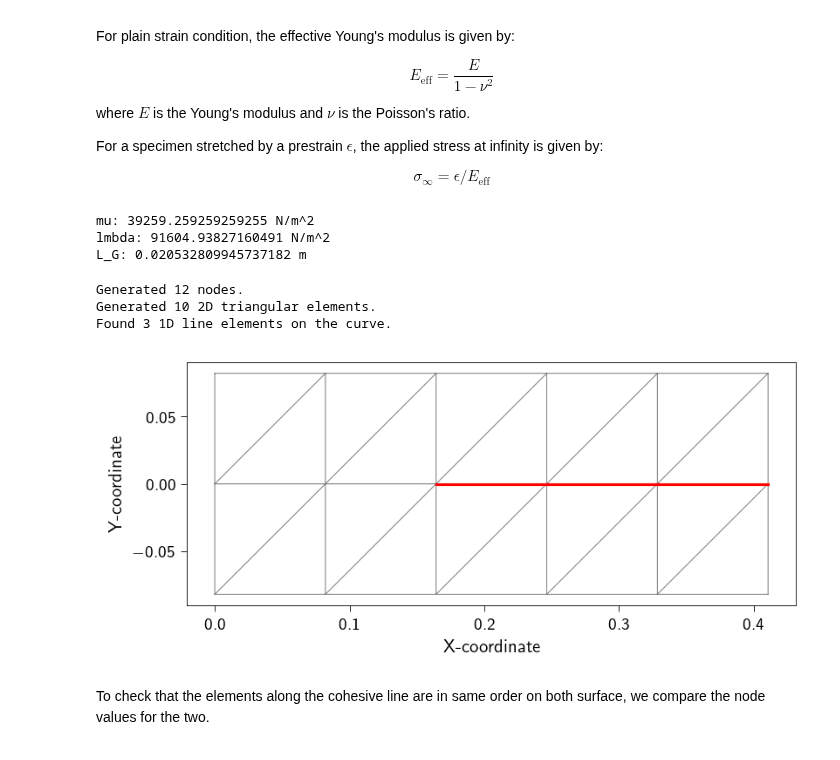
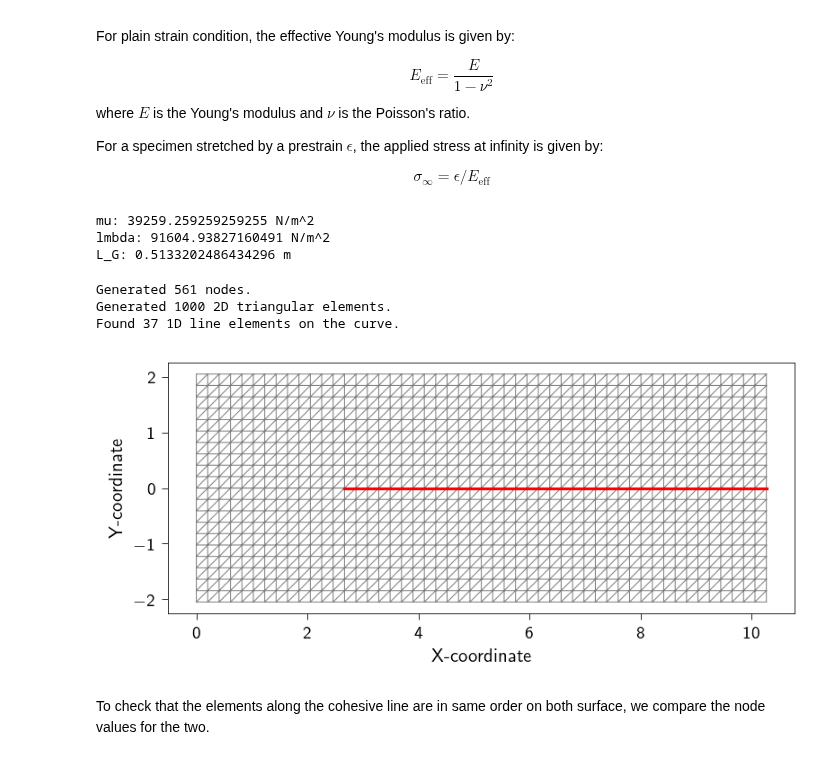
Before and after one commit to smec-ethz/tatva, a Jupyter notebook: examples/notebooks/dynamic_fracture.ipynb, the cells around one changed output. Cells and saved outputs as stored; diff of their text form; code cells hidden in the pictures.

```diff
--- a/examples/notebooks/dynamic_fracture.ipynb
+++ b/examples/notebooks/dynamic_fracture.ipynb
@@ -46,7 +46,7 @@ For a specimen stretched by a prestrain $\epsilon$, the applied stress at infini
 
 $$\sigma_{\infty} = \epsilon /E_\text{eff}$$
 # %%
-prestrain = 0.05
+prestrain = 0.01
 nu = 0.35
 
 E = 106e3 # N/m^2
@@ -66,7 +66,7 @@ print(f"L_G: {L_G} m")
 # %% [output]
 mu: 39259.259259259255 N/m^2
 lmbda: 91604.93827160491 N/m^2
-L_G: 0.020532809945737182 m
+L_G: 0.5133202486434296 m
 # %%
 def generate_mesh_with_line_elements(
     nx: int,
@@ -138,8 +138,8 @@ def generate_mesh_with_line_elements(
 
     return coords, elements_2d, jnp.unique(jnp.array(elements_1d), axis=0)
 # %%
-Nx = 5  # Number of elements in X
-Ny = 1  # Number of elements in Y
+Nx = 50  # Number of elements in X
+Ny = 10  # Number of elements in Y
 Lx = 20*L_G  # Length in X
 Ly = 4*L_G  # Length in Y
 
@@ -158,37 +158,37 @@ upper_coords, upper_elements_2d, upper_elements_1d = generate_mesh_with_line_ele
 
 lower_coords, lower_elements_2d, lower_elements_1d = generate_mesh_with_line_elements(
     nx=Nx, ny=Ny, lxs=(0, Lx), lys=(-Ly, -1e-6), curve_func=cohesive_line
 )
 
 coords = jnp.vstack((upper_coords, lower_coords))
 elements = jnp.vstack((upper_elements_2d, lower_elements_2d + upper_coords.shape[0]))
 lower_elements_1d = lower_elements_1d + upper_coords.shape[0]
 
 print(f"Generated {upper_coords.shape[0]} nodes.")
 print(f"Generated {upper_elements_2d.shape[0]} 2D triangular elements.")
 print(f"Found {upper_elements_1d.shape[0]} 1D line elements on the curve.")
 
 plt.style.use(STYLE_PATH)
 plt.figure(figsize=(6, 3))
 ax = plt.axes()
 ax.triplot(coords[:, 0], coords[:, 1], elements, color="grey", lw=0.5)
 
 
 # Highlight the extracted 1D elements in red
 for edge in upper_elements_1d:
     ax.plot(upper_coords[edge, 0], upper_coords[edge, 1], "r-", lw=1.5)
 for edge in lower_elements_1d:
     ax.plot(lower_coords[edge, 0], lower_coords[edge, 1], "r-", lw=1.5)
 
 ax.set_xlabel("X-coordinate")
 ax.set_ylabel("Y-coordinate")
 ax.set_aspect("equal")
 plt.show()
 # %% [output]
-Generated 12 nodes.
-Generated 10 2D triangular elements.
-Found 3 1D line elements on the curve.
+Generated 561 nodes.
+Generated 1000 2D triangular elements.
+Found 37 1D line elements on the curve.
-[figure, old version]
+[figure, new version]
 # %%
 mesh = Mesh(coords, elements)
 # %% [markdown]
```
Also changed, not shown: parts of 12 cells of this notebook.
